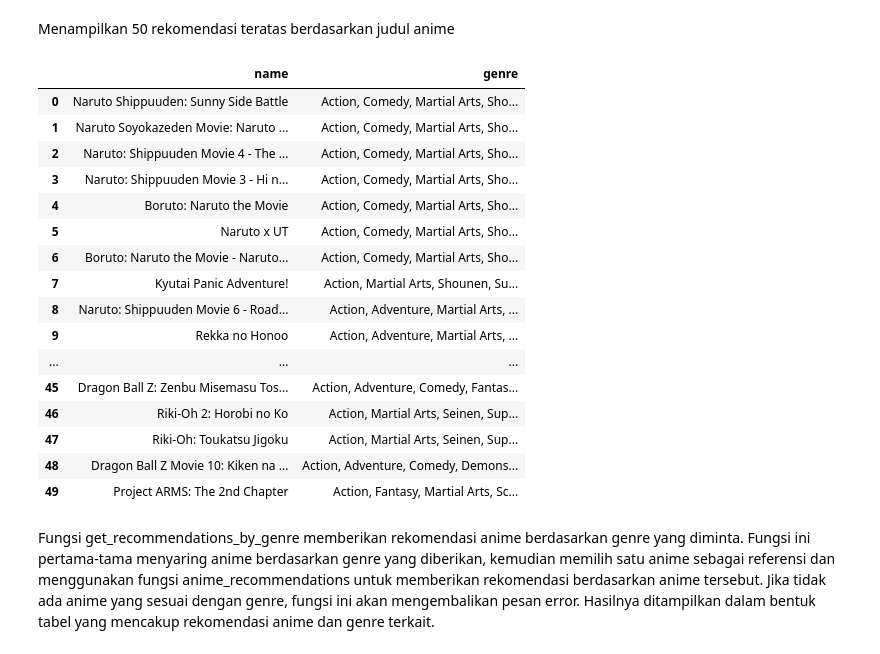
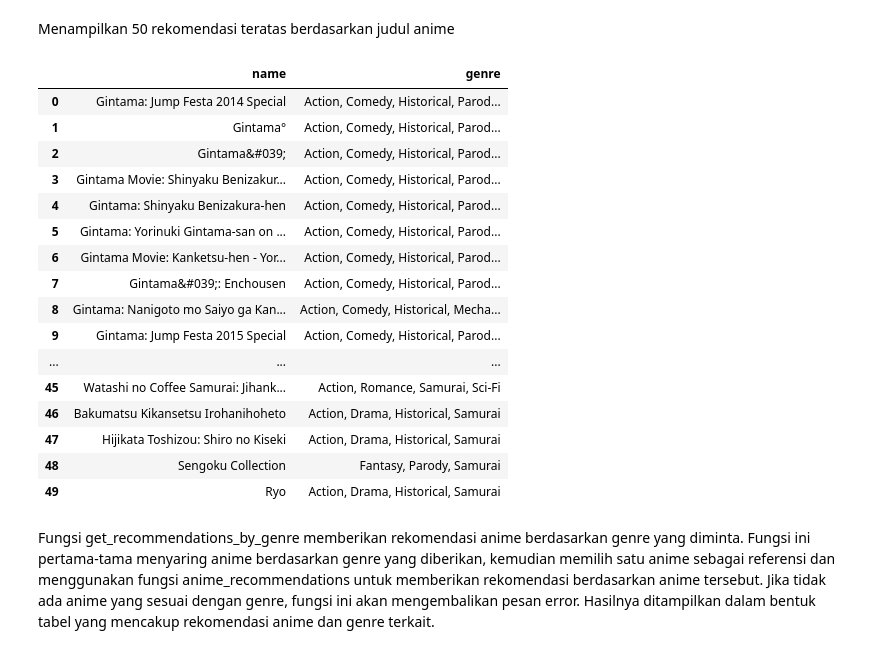
Before and after one commit to Setaarya/anime_recommendation, a Jupyter notebook: content_based_anime_recommendation.ipynb, the cells around one changed output. Drawn from its saved outputs; the diff is of its cells as text; code cells hidden in the pictures.

```diff
--- a/content_based_anime_recommendation.ipynb
+++ b/content_based_anime_recommendation.ipynb
@@ -434,25 +445,25 @@ def anime_recommendations(anime_title, similarity_data=cosine_sim_df, items=anim
 Menampilkan 50 rekomendasi teratas berdasarkan judul anime
 # %%
 # Mendapatkan rekomendasi anime yang mirip dengan Gintama
-anime_recommendations('Naruto')
+anime_recommendations('Gintama')
 # %% [output]
 |  | name | genre |
-| 0 | Naruto Shippuuden: Sunny Side Battle | Action, Comedy, Martial Arts, Sho... |
-| 1 | Naruto Soyokazeden Movie: Naruto ... | Action, Comedy, Martial Arts, Sho... |
-| 2 | Naruto: Shippuuden Movie 4 - The ... | Action, Comedy, Martial Arts, Sho... |
-| 3 | Naruto: Shippuuden Movie 3 - Hi n... | Action, Comedy, Martial Arts, Sho... |
-| 4 | Boruto: Naruto the Movie | Action, Comedy, Martial Arts, Sho... |
-| 5 | Naruto x UT | Action, Comedy, Martial Arts, Sho... |
-| 6 | Boruto: Naruto the Movie - Naruto... | Action, Comedy, Martial Arts, Sho... |
-| 7 | Kyutai Panic Adventure! | Action, Martial Arts, Shounen, Su... |
-| 8 | Naruto: Shippuuden Movie 6 - Road... | Action, Adventure, Martial Arts, ... |
-| 9 | Rekka no Honoo | Action, Adventure, Martial Arts, ... |
+| 0 | Gintama: Jump Festa 2014 Special | Action, Comedy, Historical, Parod... |
+| 1 | Gintama° | Action, Comedy, Historical, Parod... |
+| 2 | Gintama&#039; | Action, Comedy, Historical, Parod... |
+| 3 | Gintama Movie: Shinyaku Benizakur... | Action, Comedy, Historical, Parod... |
+| 4 | Gintama: Shinyaku Benizakura-hen | Action, Comedy, Historical, Parod... |
+| 5 | Gintama: Yorinuki Gintama-san on ... | Action, Comedy, Historical, Parod... |
+| 6 | Gintama Movie: Kanketsu-hen - Yor... | Action, Comedy, Historical, Parod... |
+| 7 | Gintama&#039;: Enchousen | Action, Comedy, Historical, Parod... |
+| 8 | Gintama: Nanigoto mo Saiyo ga Kan... | Action, Comedy, Historical, Mecha... |
+| 9 | Gintama: Jump Festa 2015 Special | Action, Comedy, Historical, Parod... |
 | ... | ... | ... |
-| 45 | Dragon Ball Z: Zenbu Misemasu Tos... | Action, Adventure, Comedy, Fantas... |
-| 46 | Riki-Oh 2: Horobi no Ko | Action, Martial Arts, Seinen, Sup... |
-| 47 | Riki-Oh: Toukatsu Jigoku | Action, Martial Arts, Seinen, Sup... |
-| 48 | Dragon Ball Z Movie 10: Kiken na ... | Action, Adventure, Comedy, Demons... |
-| 49 | Project ARMS: The 2nd Chapter | Action, Fantasy, Martial Arts, Sc... |
+| 45 | Watashi no Coffee Samurai: Jihank... | Action, Romance, Samurai, Sci-Fi |
+| 46 | Bakumatsu Kikansetsu Irohanihoheto | Action, Drama, Historical, Samurai |
+| 47 | Hijikata Toshizou: Shiro no Kiseki | Action, Drama, Historical, Samurai |
+| 48 | Sengoku Collection | Fantasy, Parody, Samurai |
+| 49 | Ryo | Action, Drama, Historical, Samurai |
 # %% [markdown]
 Fungsi get_recommendations_by_genre memberikan rekomendasi anime berdasarkan genre yang diminta. Fungsi ini pertama-tama menyaring anime berdasarkan genre yang diberikan, kemudian memilih satu anime sebagai referensi dan menggunakan fungsi anime_recommendations untuk memberikan rekomendasi berdasarkan anime tersebut. Jika tidak ada anime yang sesuai dengan genre, fungsi ini akan mengembalikan pesan error. Hasilnya ditampilkan dalam bentuk tabel yang mencakup rekomendasi anime dan genre terkait.
 # %%
```
Also changed, not shown: parts of 19 cells of this notebook, 1 other file.
